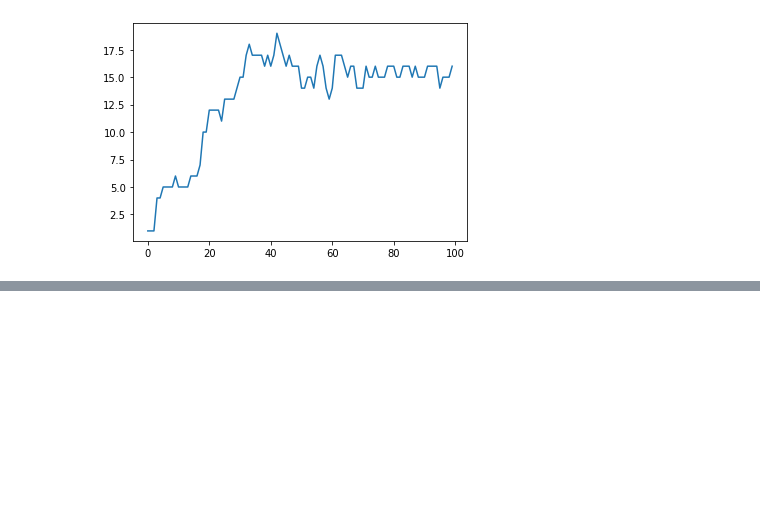
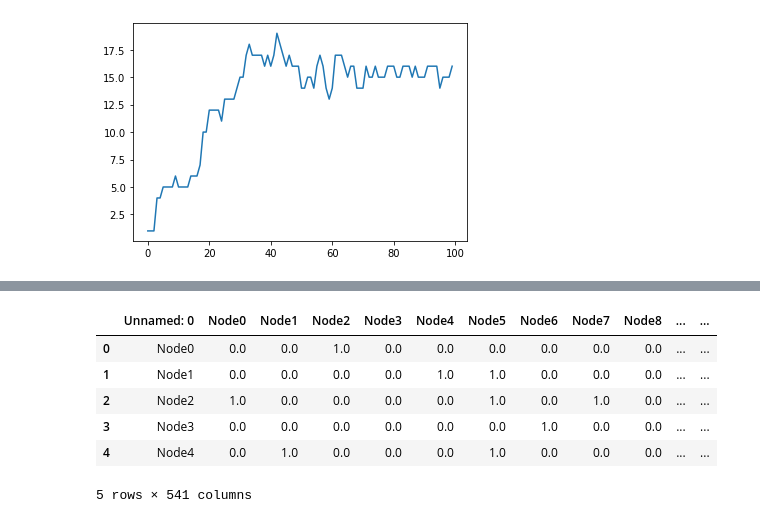
Before and after one commit to letitride/PandasDataAnalyze, a Jupyter notebook: chapter08/ch08.ipynb, the cells around one changed output, grey strips where cells are left out. Cells and saved outputs as stored; diff of their text form; code cells hidden in the pictures; blank space fills up the shorter version.

```diff
--- a/chapter08/ch08.ipynb
+++ b/chapter08/ch08.ipynb
@@ -141,0 +198,10 @@ plt.show()
+# %%
+df_mem_links.head()
+# %% [output]
+|  | Unnamed: 0 | Node0 | Node1 | Node2 | Node3 | Node4 | Node5 | Node6 | Node7 | Node8 | ... | ... |
+| 0 | Node0 | 0.0 | 0.0 | 1.0 | 0.0 | 0.0 | 0.0 | 0.0 | 0.0 | 0.0 | ... | ... |
+| 1 | Node1 | 0.0 | 0.0 | 0.0 | 0.0 | 1.0 | 1.0 | 0.0 | 0.0 | 0.0 | ... | ... |
+| 2 | Node2 | 1.0 | 0.0 | 0.0 | 0.0 | 0.0 | 1.0 | 0.0 | 1.0 | 0.0 | ... | ... |
+| 3 | Node3 | 0.0 | 0.0 | 0.0 | 0.0 | 0.0 | 0.0 | 1.0 | 0.0 | 0.0 | ... | ... |
+| 4 | Node4 | 0.0 | 1.0 | 0.0 | 0.0 | 0.0 | 1.0 | 0.0 | 0.0 | 0.0 | ... | ... |
+5 rows × 541 columns
```
Also changed, not shown: parts of 14 cells of this notebook.
